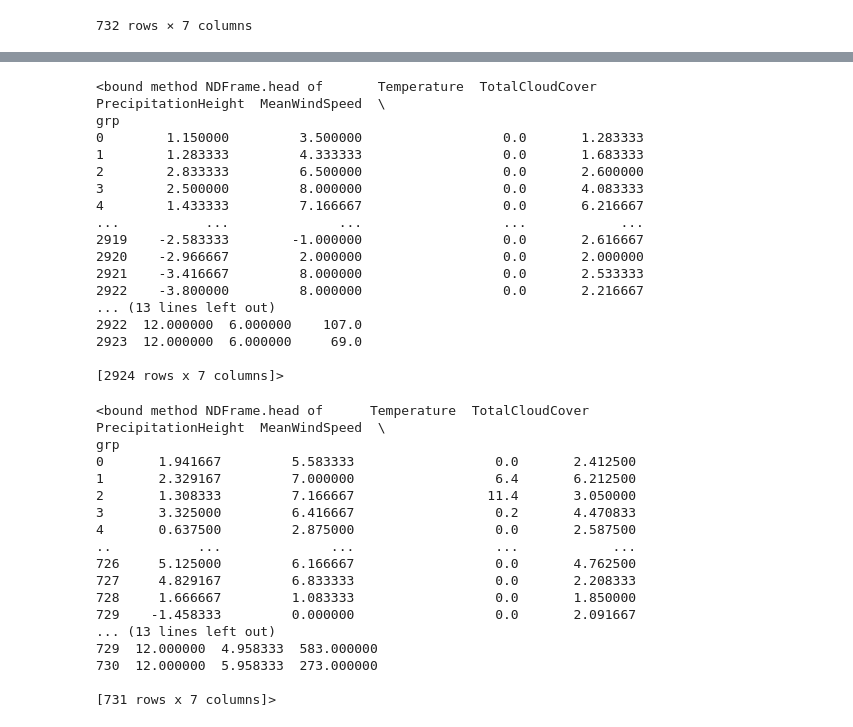
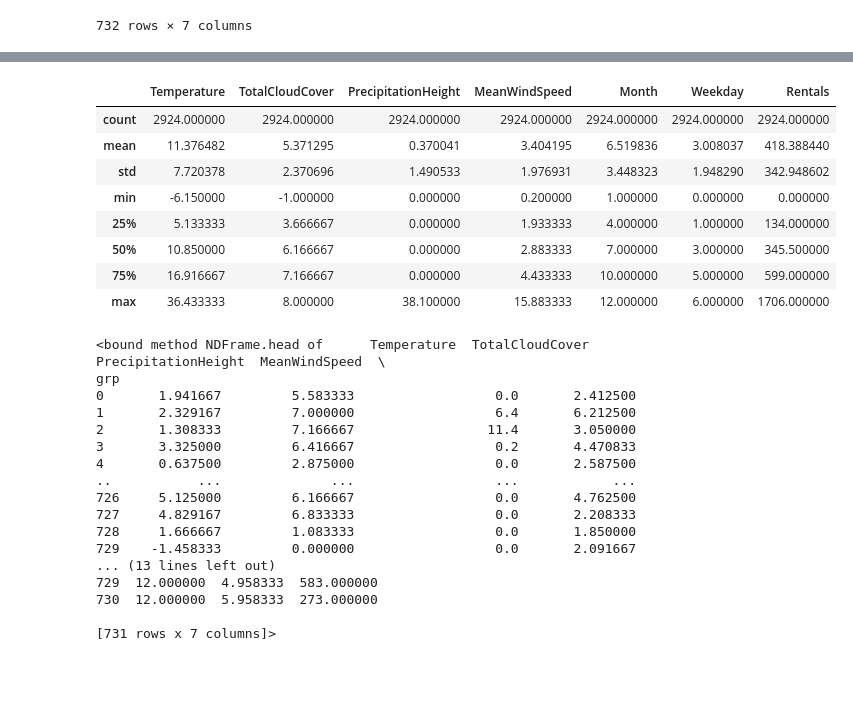
Before and after one commit to AA-Black-Mamba/Workspace, a Jupyter notebook: ErstellungDatenbasis_aktuell.ipynb, the cells around one changed output, grey strips where cells are left out. Drawn from its saved outputs; the diff is of its cells as text; code cells hidden in the pictures; blank space fills up the shorter version.

```diff
--- a/ErstellungDatenbasis_aktuell.ipynb
+++ b/ErstellungDatenbasis_aktuell.ipynb
@@ -854,26 +847,20 @@ Datenbasis6 = Datenbasis6.groupby('grp').mean()
 Datenbasis6['PrecipitationHeight'] = Datenbasis6['PrecipitationHeight'] * 6
 Datenbasis6['Rentals'] = Datenbasis6['Rentals'] * 6
 Datenbasis6.drop(columns=['Hour'], inplace=True)
+Datenbasis6.fillna(0, inplace=True)
 Datenbasis6.to_csv("DataBase_WeatherRentalAmount_6h_UTC.csv")
-Datenbasis6.head
-# %% [output]
-<bound method NDFrame.head of       Temperature  TotalCloudCover  PrecipitationHeight  MeanWindSpeed  \
-grp
-0        1.150000         3.500000                  0.0       1.283333
-1        1.283333         4.333333                  0.0       1.683333
-2        2.833333         6.500000                  0.0       2.600000
-3        2.500000         8.000000                  0.0       4.083333
-4        1.433333         7.166667                  0.0       6.216667
-...           ...              ...                  ...            ...
-2919    -2.583333        -1.000000                  0.0       2.616667
-2920    -2.966667         2.000000                  0.0       2.000000
-2921    -3.416667         8.000000                  0.0       2.533333
-2922    -3.800000         8.000000                  0.0       2.216667
-... (13 lines left out)
-2922  12.000000  6.000000    107.0
-2923  12.000000  6.000000     69.0
-
-[2924 rows x 7 columns]>
+# %%
+Datenbasis6.describe()
+# %% [output]
+|  | Temperature | TotalCloudCover | PrecipitationHeight | MeanWindSpeed | Month | Weekday | Rentals |
+| count | 2924.000000 | 2924.000000 | 2924.000000 | 2924.000000 | 2924.000000 | 2924.000000 | 2924.000000 |
+| mean | 11.376482 | 5.371295 | 0.370041 | 3.404195 | 6.519836 | 3.008037 | 418.388440 |
+| std | 7.720378 | 2.370696 | 1.490533 | 1.976931 | 3.448323 | 1.948290 | 342.948602 |
+| min | -6.150000 | -1.000000 | 0.000000 | 0.200000 | 1.000000 | 0.000000 | 0.000000 |
+| 25% | 5.133333 | 3.666667 | 0.000000 | 1.933333 | 4.000000 | 1.000000 | 134.000000 |
+| 50% | 10.850000 | 6.166667 | 0.000000 | 2.883333 | 7.000000 | 3.000000 | 345.500000 |
+| 75% | 16.916667 | 7.166667 | 0.000000 | 4.433333 | 10.000000 | 5.000000 | 599.000000 |
+| max | 36.433333 | 8.000000 | 38.100000 | 15.883333 | 12.000000 | 6.000000 | 1706.000000 |
 # %%
 R = int(N/24)
 
```
Also changed, not shown: parts of 5 cells of this notebook.
